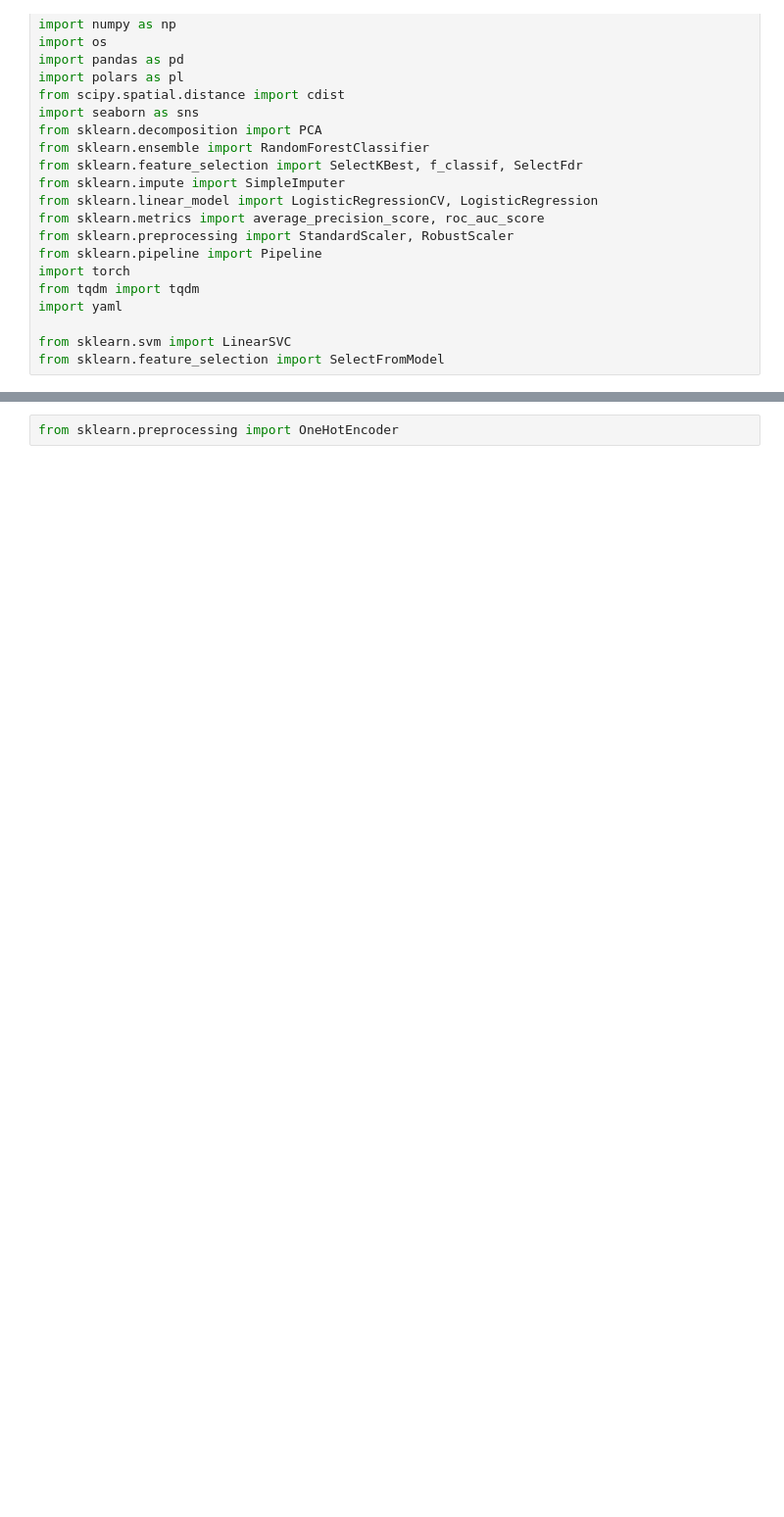
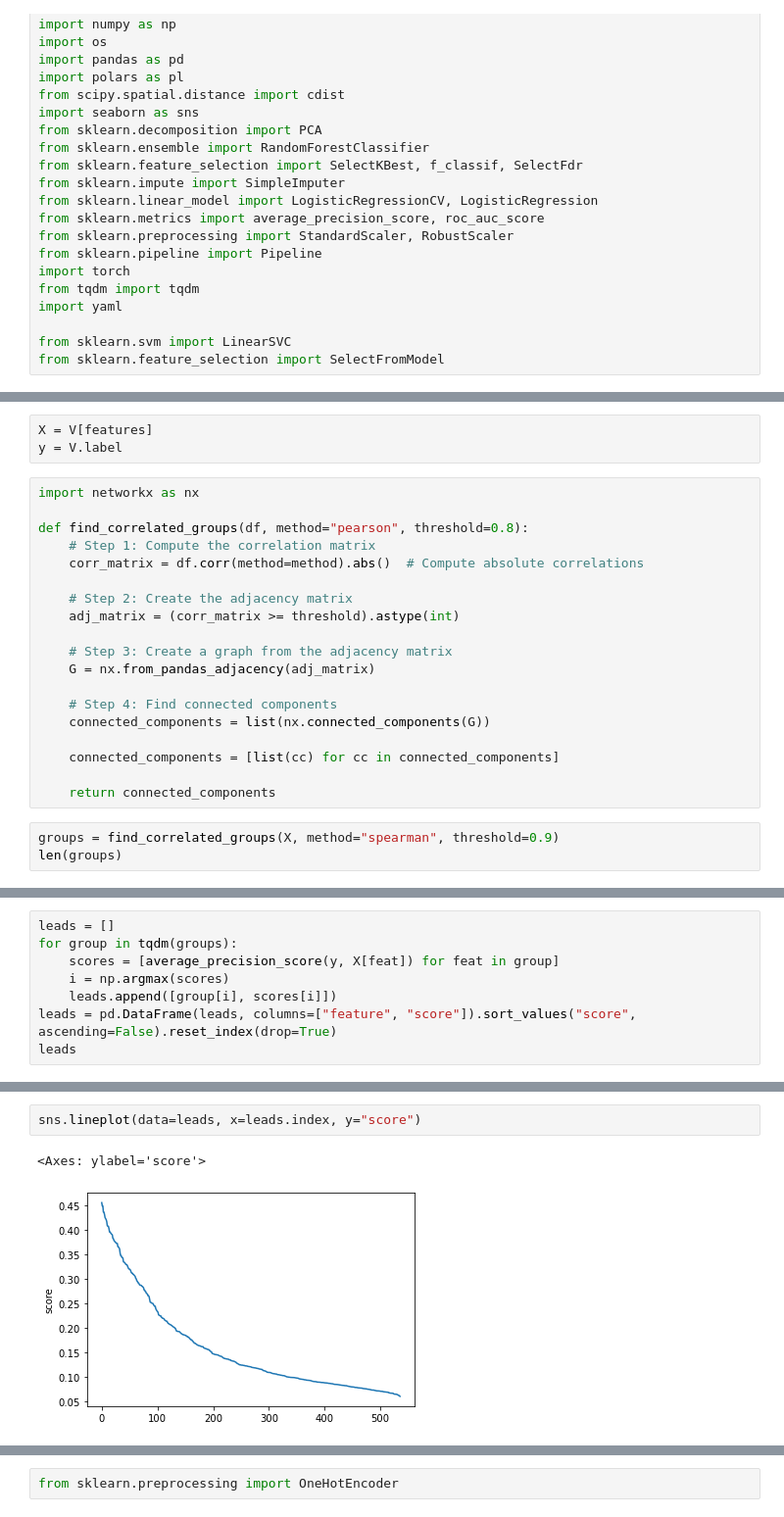
Before and after one commit to minjaf/TraitGym, a Jupyter notebook: workflow/notebooks/feature_selection.ipynb, the cells around one changed output, grey strips where cells are left out. Shown at 98% size. Saved outputs shown, nothing was run; the diff lists cells and outputs as text; blank space fills up the shorter version.

```diff
--- a/workflow/notebooks/feature_selection.ipynb
+++ b/workflow/notebooks/feature_selection.ipynb
@@ -78,0 +121,25 @@ features
+# %%
+X = V[features]
+y = V.label
+# %%
+import networkx as nx
+
+def find_correlated_groups(df, method="pearson", threshold=0.8):
+    # Step 1: Compute the correlation matrix
+    corr_matrix = df.corr(method=method).abs()  # Compute absolute correlations
+
+    # Step 2: Create the adjacency matrix
+    adj_matrix = (corr_matrix >= threshold).astype(int)
+
+    # Step 3: Create a graph from the adjacency matrix
+    G = nx.from_pandas_adjacency(adj_matrix)
+
+    # Step 4: Find connected components
+    connected_components = list(nx.connected_components(G))
+
+    connected_components = [list(cc) for cc in connected_components]
+
+    return connected_components
+# %%
+groups = find_correlated_groups(X, method="spearman", threshold=0.9)
+len(groups)
@@ -78,0 +160,8 @@ features
+# %%
+leads = []
+for group in tqdm(groups):
+    scores = [average_precision_score(y, X[feat]) for feat in group]
+    i = np.argmax(scores)
+    leads.append([group[i], scores[i]])
+leads = pd.DataFrame(leads, columns=["feature", "score"]).sort_values("score", ascending=False).reset_index(drop=True)
+leads
@@ -78,0 +182,5 @@ features
+# %%
+sns.lineplot(data=leads, x=leads.index, y="score")
+# %% [output]
+<Axes: ylabel='score'>
+[figure, added]
```
Also changed, not shown: parts of 25 cells of this notebook, 5 other files.
